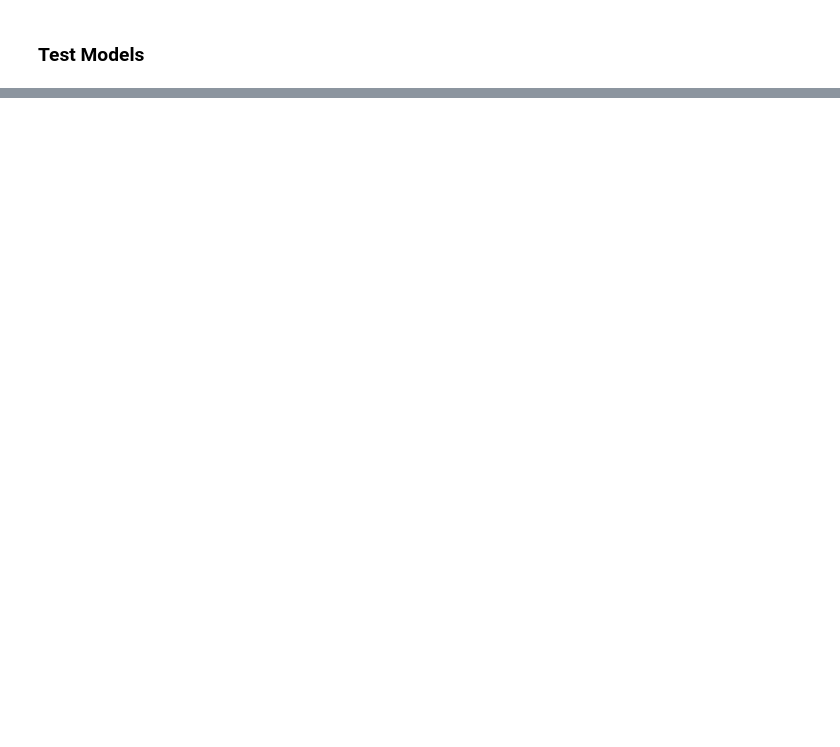
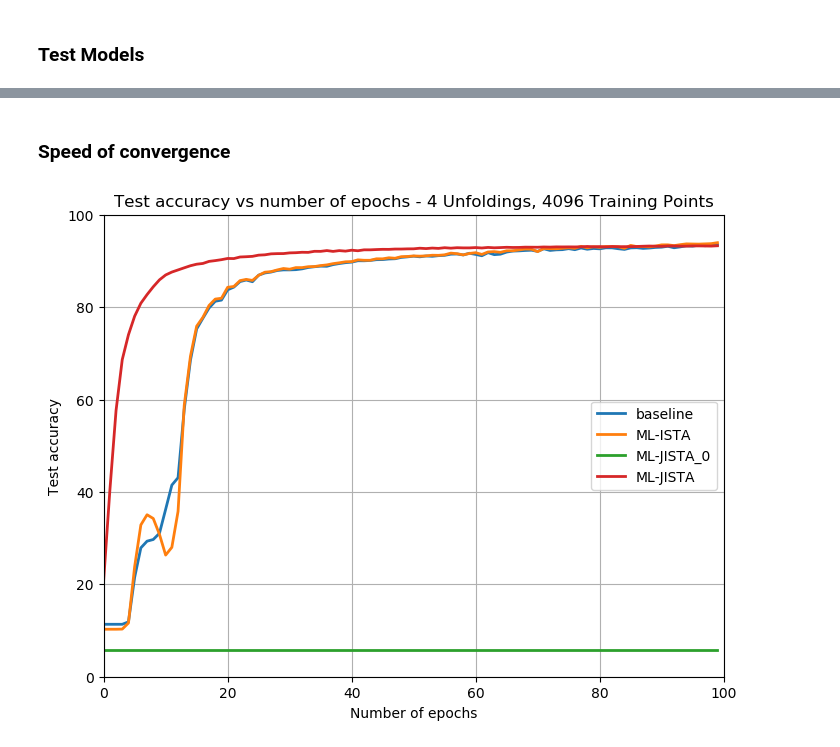
Before and after one commit to mm5110/sparse-structures-for-classification, a Jupyter notebook: dev/ML_ISTA/limited_data_test.ipynb, the cells around one changed output, grey strips where cells are left out. Cells and saved outputs as stored; diff of their text form; code cells hidden in the pictures; blank space fills up the shorter version.

```diff
--- a/dev/ML_ISTA/limited_data_test.ipynb
+++ b/dev/ML_ISTA/limited_data_test.ipynb
@@ -236,0 +265,22 @@ plt.show()
+# %% [markdown]
+### Speed of convergence
+# %%
+idx = 3
+
+fig = plt.figure(figsize=(8,6))
+plt.style.use('default')
+plt.plot(Acc_test_baseline[:, idx],  linewidth = 2,label='baseline')
+plt.plot(Acc_test_ISTA[:, idx], linewidth = 2,label = 'ML-ISTA')
+plt.plot(Acc_test_JISTA_0[:, idx], linewidth = 2,label = 'ML-JISTA_0')
+plt.plot(Acc_test_JISTA[:, idx], linewidth = 2,label = 'ML-JISTA')
+# plt.plot(Acc_test_fista_r, linewidth = 2,label = 'ML-FISTA')
+
+plt.grid('on')
+plt.title('Test accuracy vs number of epochs - 4 Unfoldings, 4096 Training Points')
+plt.xlabel('Number of epochs')
+plt.ylabel('Test accuracy')
+plt.legend()
+plt.axis([0, 100, 0, 100])
+plt.show()
+# %% [output]
+[figure, added]
```
Also changed, not shown: parts of 7 cells of this notebook.
